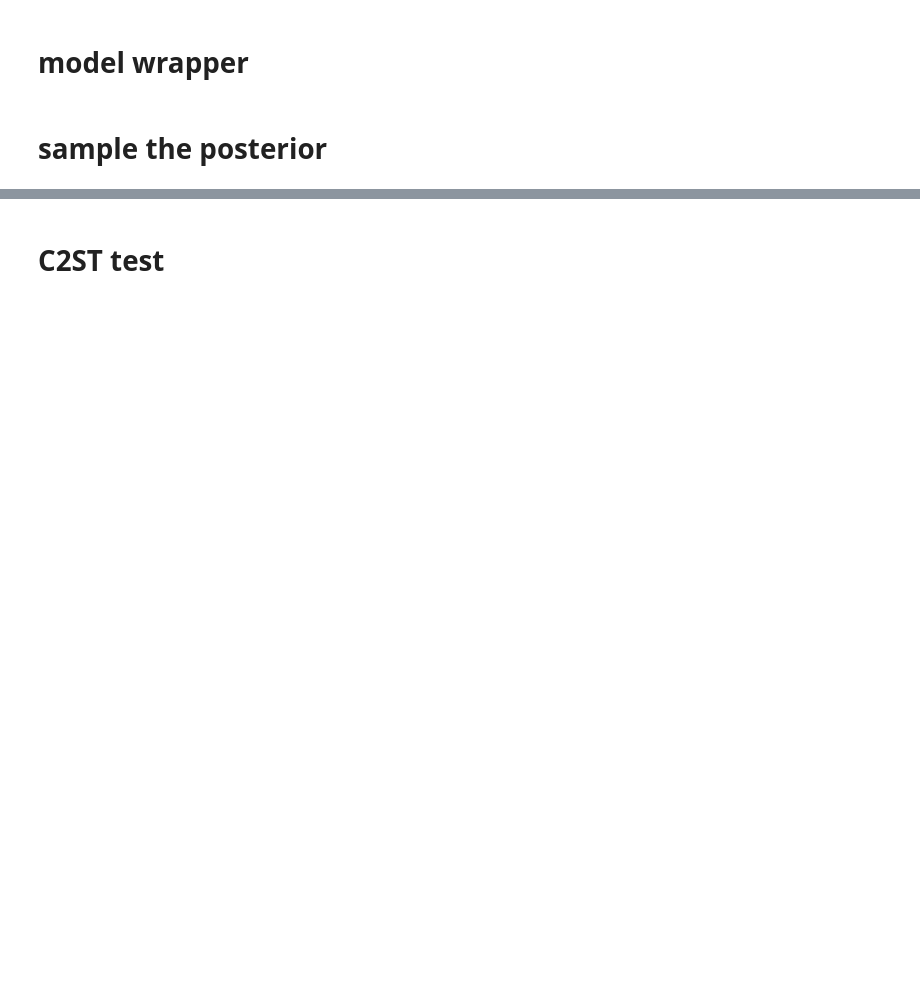
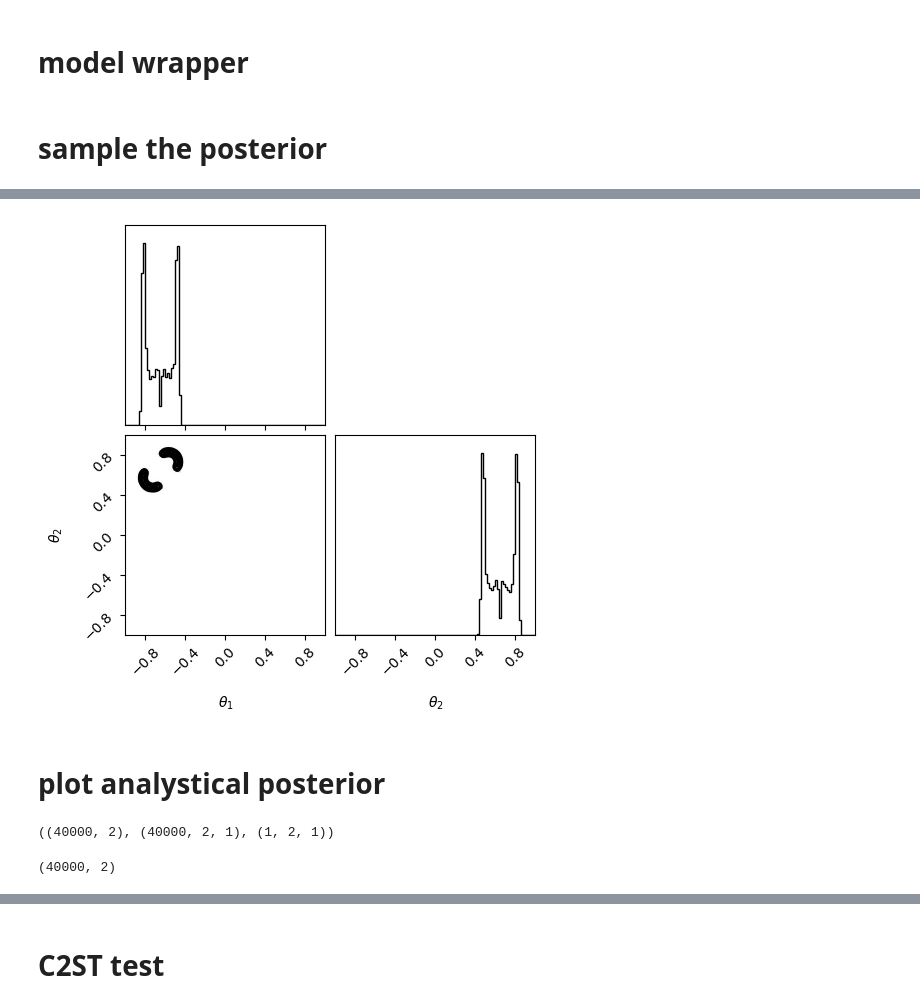
Before and after one commit to aurelio-amerio/gen-sbi, a Jupyter notebook: examples/sbi-benchmarks/two_moons_jflux.ipynb, the cells around one changed output, grey strips where cells are left out. Saved outputs shown, nothing was run; the diff lists cells and outputs as text; code cells hidden in the pictures; blank space fills up the shorter version.

```diff
--- a/examples/sbi-benchmarks/two_moons_jflux.ipynb
+++ b/examples/sbi-benchmarks/two_moons_jflux.ipynb
@@ -423,0 +433,7 @@ h=8 dd2, d4
+# %%
+corner(np.array(reference_samples), bins=100, smooth=True, range=[(-1, 1), (-1, 1)], labels=['$\\theta_1$', '$\\theta_2$'])
+plt.show()
+# %% [output]
+[figure, added]
+# %% [markdown]
+# plot analystical posterior
@@ -423,0 +444,4 @@ h=8 dd2, d4
+# %%
+x_1.shape, cond.shape, cond_ids.shape
+# %% [output]
+((40000, 2), (40000, 2, 1), (1, 2, 1))
@@ -423,0 +454,4 @@ h=8 dd2, d4
+# %%
+y_init.shape
+# %% [output]
+(40000, 2)
```
Also changed, not shown: parts of 37 cells of this notebook, 8 other files.
